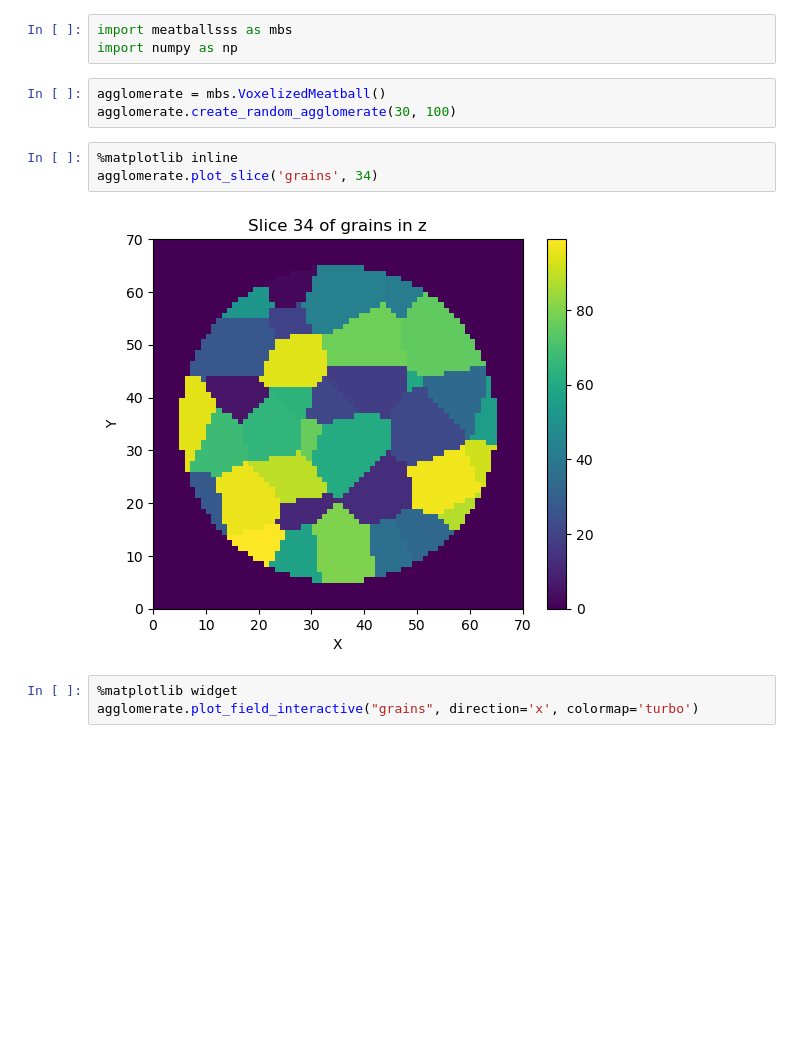
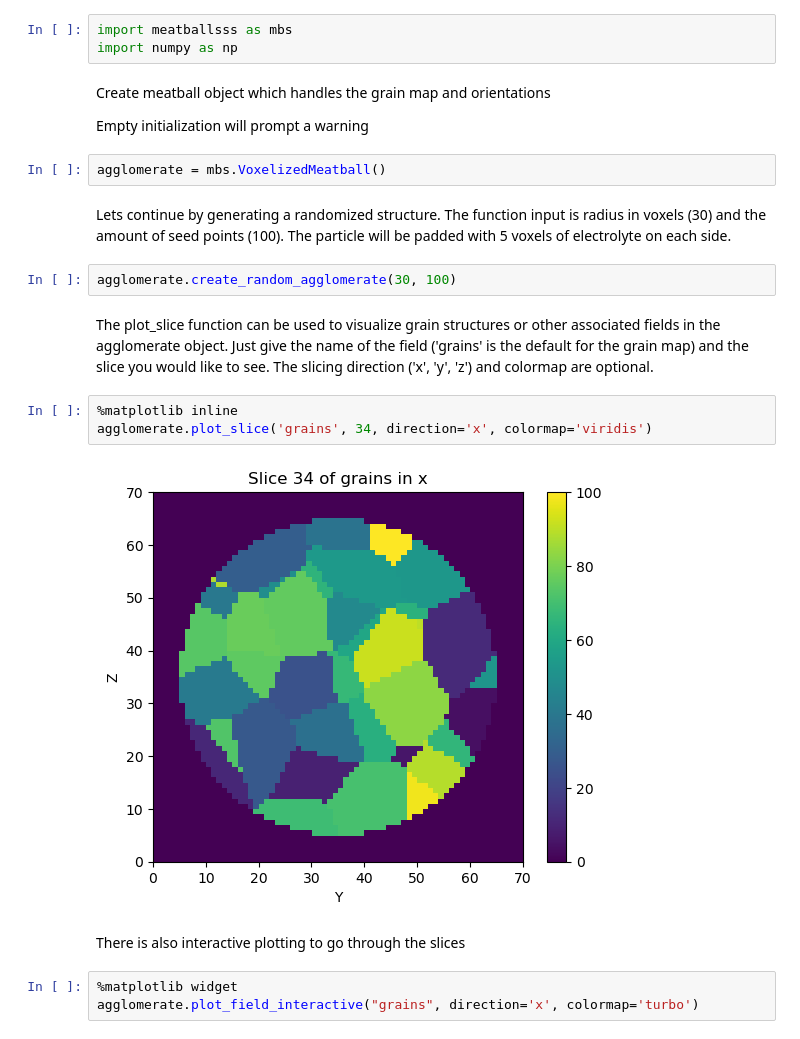
Before and after one commit to daubners/meatballs, a Jupyter notebook: 00-generation-of-NMC-agglomerate.ipynb, the cells around one changed output. Cells and saved outputs as stored; diff of their text form; blank space fills up the shorter version.

```diff
--- a/00-generation-of-NMC-agglomerate.ipynb
+++ b/00-generation-of-NMC-agglomerate.ipynb
@@ -5,14 +5,25 @@ The idea is to have a very simple generator to create sufficient playground for
 # %%
 import meatballsss as mbs
 import numpy as np
+# %% [markdown]
+Create meatball object which handles the grain map and orientations
+
+Empty initialization will prompt a warning
+# %%
+agglomerate = mbs.VoxelizedMeatball()
+# %% [markdown]
+Lets continue by generating a randomized structure. The function input is radius in voxels (30) and the amount of seed points (100). The particle will be padded with 5 voxels of electrolyte on each side.
 # %%
-agglomerate = mbs.VoxelizedMeatball()
 agglomerate.create_random_agglomerate(30, 100)
+# %% [markdown]
+The plot_slice function can be used to visualize grain structures or other associated fields in the agglomerate object. Just give the name of the field ('grains' is the default for the grain map) and the slice you would like to see. The slicing direction ('x', 'y', 'z') and colormap are optional.
 # %%
 %matplotlib inline
-agglomerate.plot_slice('grains', 34)
+agglomerate.plot_slice('grains', 34, direction='x', colormap='viridis')
 # %% [output]
-[figure, old version]
+[figure, new version]
+# %% [markdown]
+There is also interactive plotting to go through the slices
 # %%
 %matplotlib widget
 agglomerate.plot_field_interactive("grains", direction='x', colormap='turbo')
```
Also changed, not shown: parts of 6 cells of this notebook, 1 other file.
